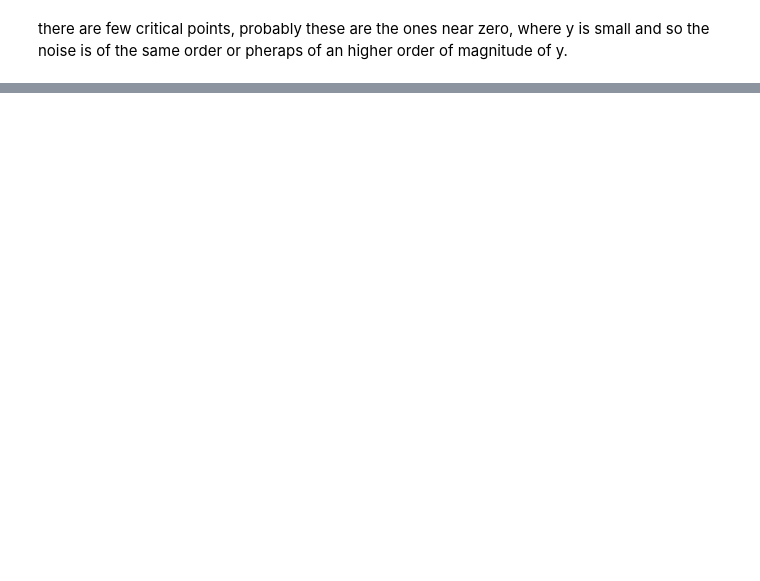
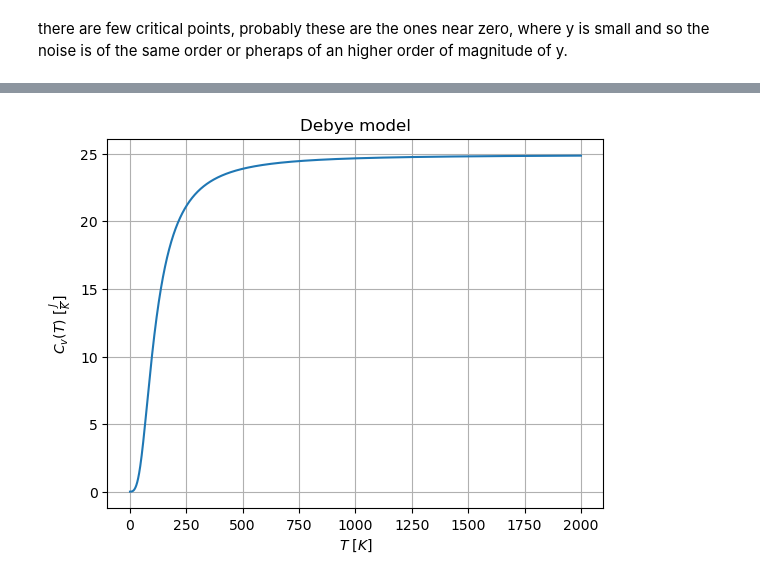
Before and after one commit to farocrown/Simreg, a Jupyter notebook: sr_try1.ipynb, the cells around one changed output, grey strips where cells are left out. Cells and saved outputs as stored; diff of their text form; code cells hidden in the pictures; blank space fills up the shorter version.

Commit message:
Debye model implemented

```diff
--- a/sr_try1.ipynb
+++ b/sr_try1.ipynb
@@ -667,0 +668,25 @@ The mean value of the percentage error is: 1.1458492892231193
+# %%
+import numpy as np
+from scipy.integrate import quad
+
+T_D = 464
+def integrand(x):
+    return x**4 *np.exp(x)/ (np.exp(x) - 1)**2
+
+T = np.arange(1, 2000, 0.5)
+
+def calculate_debye_integral(T):
+    result, _ = quad(integrand, 0, T_D/T)
+    return result
+
+results = np.vectorize(calculate_debye_integral)(T)
+C_v = results*9*8.314*(T/T_D)**3
+
+plt.plot(T,C_v)
+plt.xlabel(r"$T\ [K]$")
+plt.ylabel(r"$C_v(T)\ [\frac{J}{K}]$")
+plt.title("Debye model")
+plt.grid(True)
+plt.show()
+# %% [output]
+[figure, added]
```
Also changed, not shown: parts of 41 cells of this notebook.
